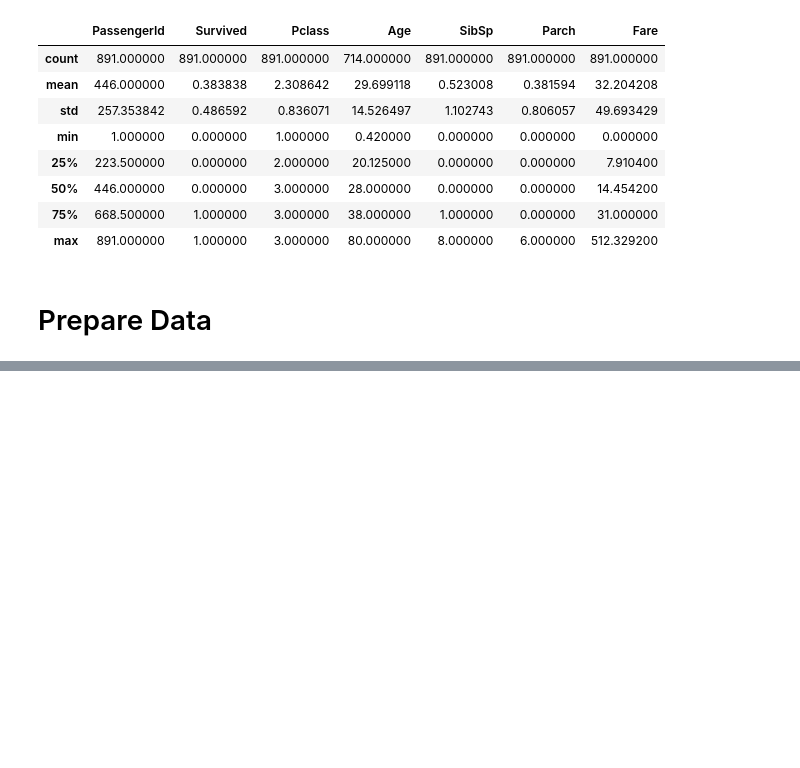
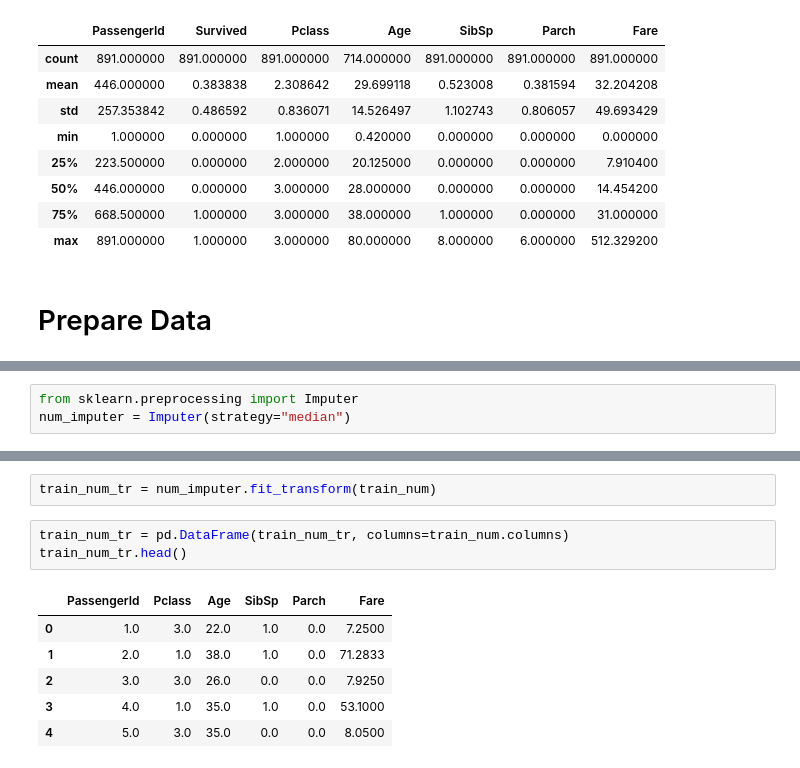
Before and after one commit to bakh-vv/titanic_classifier, a Jupyter notebook: TitanicKaggle.ipynb, the cells around one changed output, grey strips where cells are left out. Cells and saved outputs as stored; diff of their text form; blank space fills up the shorter version.

```diff
--- a/TitanicKaggle.ipynb
+++ b/TitanicKaggle.ipynb
@@ -313,0 +309,3 @@ train_df['Cabin'][train_df['Cabin'].isnull()]
+# %%
+from sklearn.preprocessing import Imputer
+num_imputer = Imputer(strategy="median")
@@ -313,0 +323,12 @@ train_df['Cabin'][train_df['Cabin'].isnull()]
+# %%
+train_num_tr = num_imputer.fit_transform(train_num)
+# %%
+train_num_tr = pd.DataFrame(train_num_tr, columns=train_num.columns)
+train_num_tr.head()
+# %% [output]
+|  | PassengerId | Pclass | Age | SibSp | Parch | Fare |
+| 0 | 1.0 | 3.0 | 22.0 | 1.0 | 0.0 | 7.2500 |
+| 1 | 2.0 | 1.0 | 38.0 | 1.0 | 0.0 | 71.2833 |
+| 2 | 3.0 | 3.0 | 26.0 | 0.0 | 0.0 | 7.9250 |
+| 3 | 4.0 | 1.0 | 35.0 | 1.0 | 0.0 | 53.1000 |
+| 4 | 5.0 | 3.0 | 35.0 | 0.0 | 0.0 | 8.0500 |
```
Also changed, not shown: parts of 40 cells of this notebook, 1 other file.
